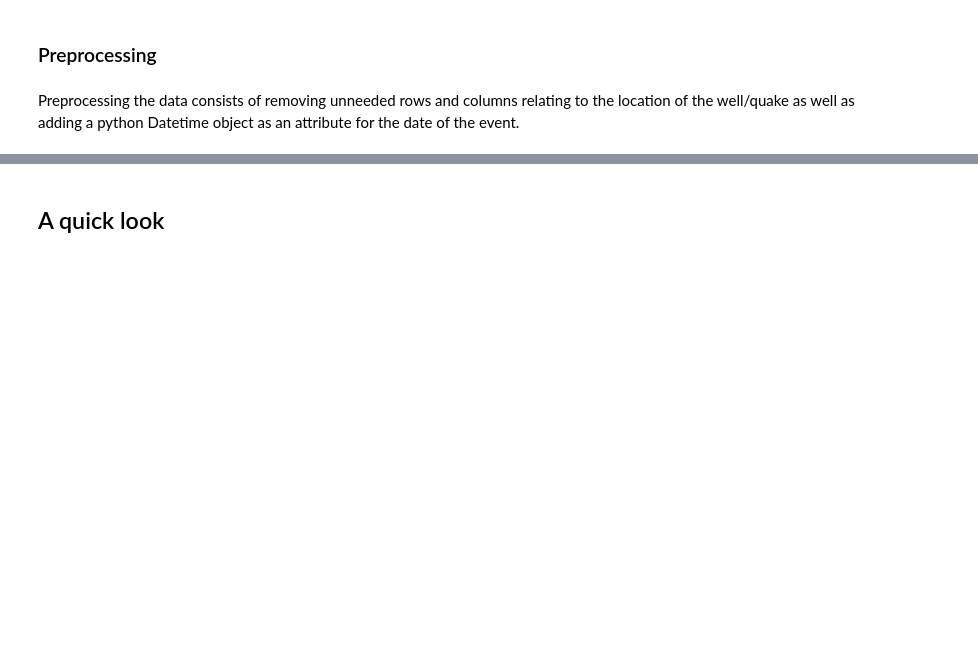
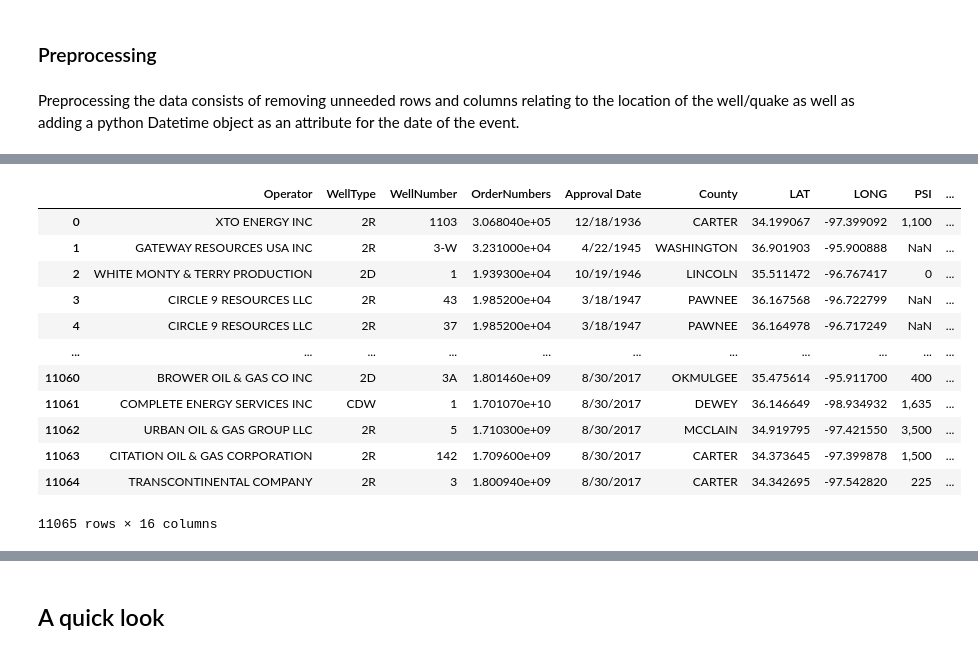
Before and after one commit to kylepollina/earthscience, a Jupyter notebook: notebooks/Fracking_and_Oklahoma_Quakes/Fracking_and_Oklahoma_Quakes main.ipynb, the cells around one changed output, grey strips where cells are left out. Drawn from its saved outputs; the diff is of its cells as text; code cells hidden in the pictures; blank space fills up the shorter version.

```diff
--- a/notebooks/Fracking_and_Oklahoma_Quakes/Fracking_and_Oklahoma_Quakes main.ipynb
+++ b/notebooks/Fracking_and_Oklahoma_Quakes/Fracking_and_Oklahoma_Quakes main.ipynb
@@ -25,0 +40,16 @@ quakes = preprocess.preprocess_quakes()
+# %%
+wells
+# %% [output]
+|  | Operator | WellType | WellNumber | OrderNumbers | Approval Date | County | LAT | LONG | PSI | ... |
+| 0 | XTO ENERGY INC | 2R | 1103 | 3.068040e+05 | 12/18/1936 | CARTER | 34.199067 | -97.399092 | 1,100 | ... |
+| 1 | GATEWAY RESOURCES USA INC | 2R | 3-W | 3.231000e+04 | 4/22/1945 | WASHINGTON | 36.901903 | -95.900888 | NaN | ... |
+| 2 | WHITE MONTY & TERRY PRODUCTION | 2D | 1 | 1.939300e+04 | 10/19/1946 | LINCOLN | 35.511472 | -96.767417 | 0 | ... |
+| 3 | CIRCLE 9 RESOURCES LLC | 2R | 43 | 1.985200e+04 | 3/18/1947 | PAWNEE | 36.167568 | -96.722799 | NaN | ... |
+| 4 | CIRCLE 9 RESOURCES LLC | 2R | 37 | 1.985200e+04 | 3/18/1947 | PAWNEE | 36.164978 | -96.717249 | NaN | ... |
+| ... | ... | ... | ... | ... | ... | ... | ... | ... | ... | ... |
+| 11060 | BROWER OIL & GAS CO INC | 2D | 3A | 1.801460e+09 | 8/30/2017 | OKMULGEE | 35.475614 | -95.911700 | 400 | ... |
+| 11061 | COMPLETE ENERGY SERVICES INC | CDW | 1 | 1.701070e+10 | 8/30/2017 | DEWEY | 36.146649 | -98.934932 | 1,635 | ... |
+| 11062 | URBAN OIL & GAS GROUP LLC | 2R | 5 | 1.710300e+09 | 8/30/2017 | MCCLAIN | 34.919795 | -97.421550 | 3,500 | ... |
+| 11063 | CITATION OIL & GAS CORPORATION | 2R | 142 | 1.709600e+09 | 8/30/2017 | CARTER | 34.373645 | -97.399878 | 1,500 | ... |
+| 11064 | TRANSCONTINENTAL COMPANY | 2R | 3 | 1.800940e+09 | 8/30/2017 | CARTER | 34.342695 | -97.542820 | 225 | ... |
+11065 rows × 16 columns
```
Also changed, not shown: parts of 10 cells of this notebook, 8 other files.
